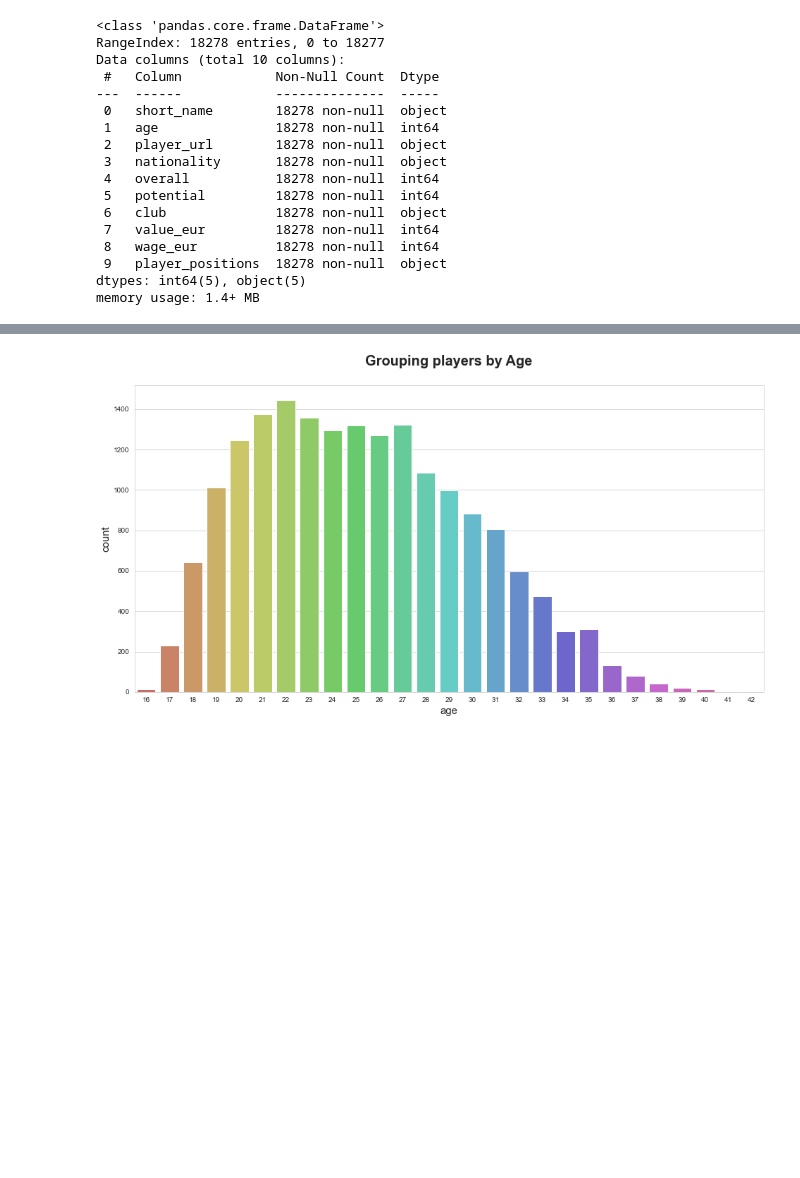
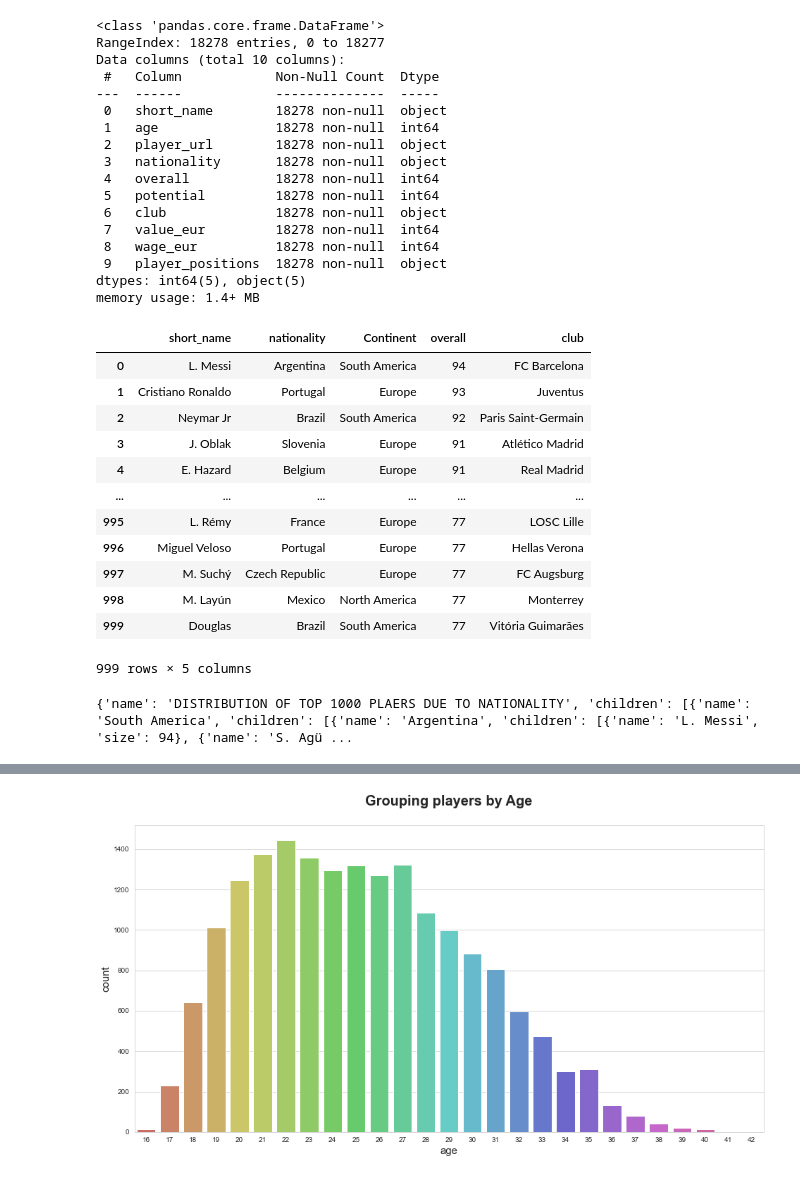
Before and after one commit to jagnoor/Fifa_Player_Visualization_Project2, a Jupyter notebook: jag/graphs.ipynb, the cells around one changed output, grey strips where cells are left out. Cells and saved outputs as stored; diff of their text form; code cells hidden in the pictures; blank space fills up the shorter version.

```diff
--- a/jag/graphs.ipynb
+++ b/jag/graphs.ipynb
@@ -127,6 +127,23 @@ import json
 import IPython.display
 # %%
 top_1000 = dataset.sort_values("overall", ascending=False).reset_index().head(1000)[["short_name", "nationality", "Continent", "overall", "club"]]
+# %%
+top_1000=top_1000.dropna()
+top_1000
+# %% [output]
+|  | short_name | nationality | Continent | overall | club |
+| 0 | L. Messi | Argentina | South America | 94 | FC Barcelona |
+| 1 | Cristiano Ronaldo | Portugal | Europe | 93 | Juventus |
+| 2 | Neymar Jr | Brazil | South America | 92 | Paris Saint-Germain |
+| 3 | J. Oblak | Slovenia | Europe | 91 | Atlético Madrid |
+| 4 | E. Hazard | Belgium | Europe | 91 | Real Madrid |
+| ... | ... | ... | ... | ... | ... |
+| 995 | L. Rémy | France | Europe | 77 | LOSC Lille |
+| 996 | Miguel Veloso | Portugal | Europe | 77 | Hellas Verona |
+| 997 | M. Suchý | Czech Republic | Europe | 77 | FC Augsburg |
+| 998 | M. Layún | Mexico | North America | 77 | Monterrey |
+| 999 | Douglas | Brazil | South America | 77 | Vitória Guimarães |
+999 rows × 5 columns
 # %%
 Africa = top_1000[top_1000["Continent"]=='Africa']
 Antarctica = top_1000[top_1000["Continent"]=='Antarctica']
@@ -168,3 +183,7 @@ for continent in top_1000['Continent'].unique():
+# %%
+print(data)
+# %% [output]
+{'name': 'DISTRIBUTION OF TOP 1000 PLAERS DUE TO NATIONALITY', 'children': [{'name': 'South America', 'children': [{'name': 'Argentina', 'children': [{'name': 'L. Messi', 'size': 94}, {'name': 'S. Agü ...
 # %%
 North_america_dict = {}
 North_america_dict['name'] = 'North_america'
```
Also changed, not shown: parts of 8 cells of this notebook, 6 other files.
